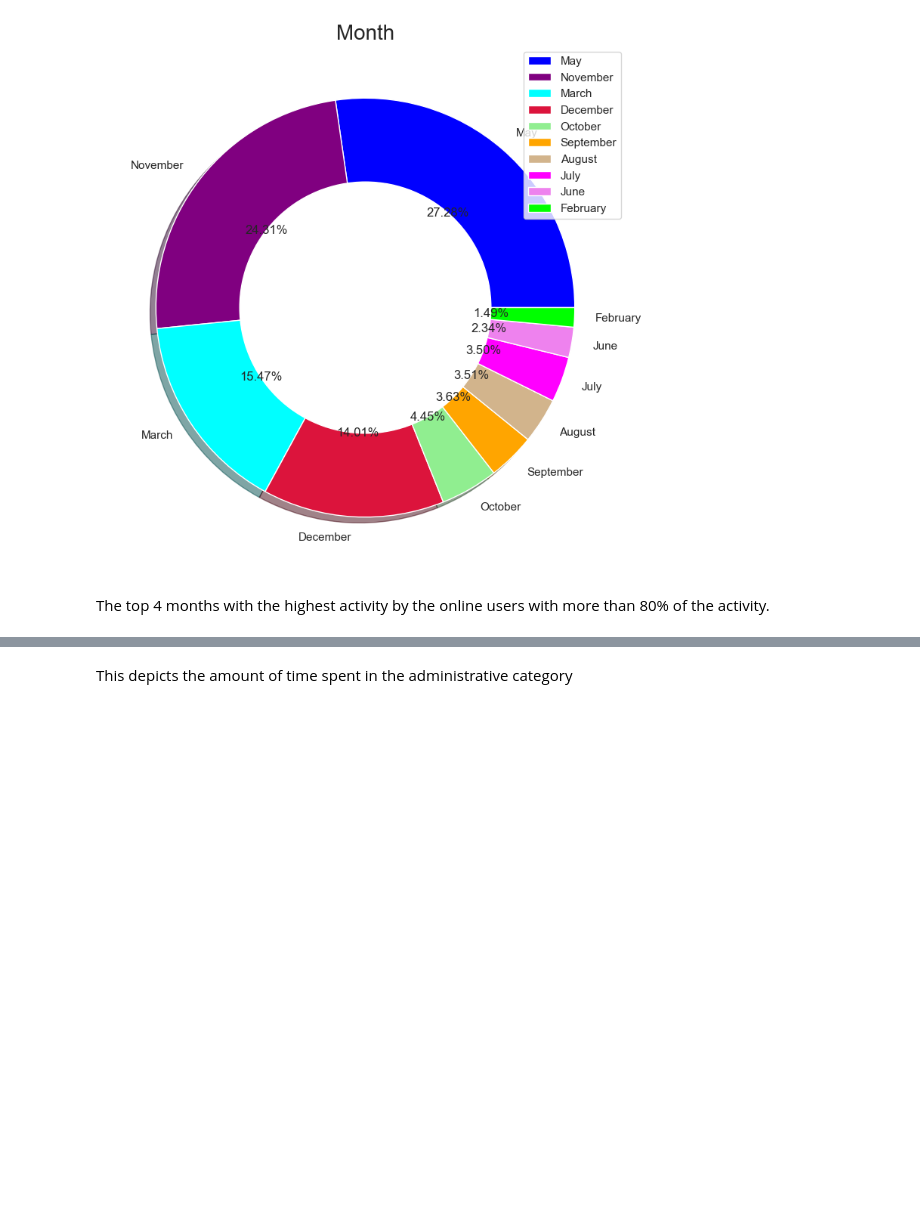
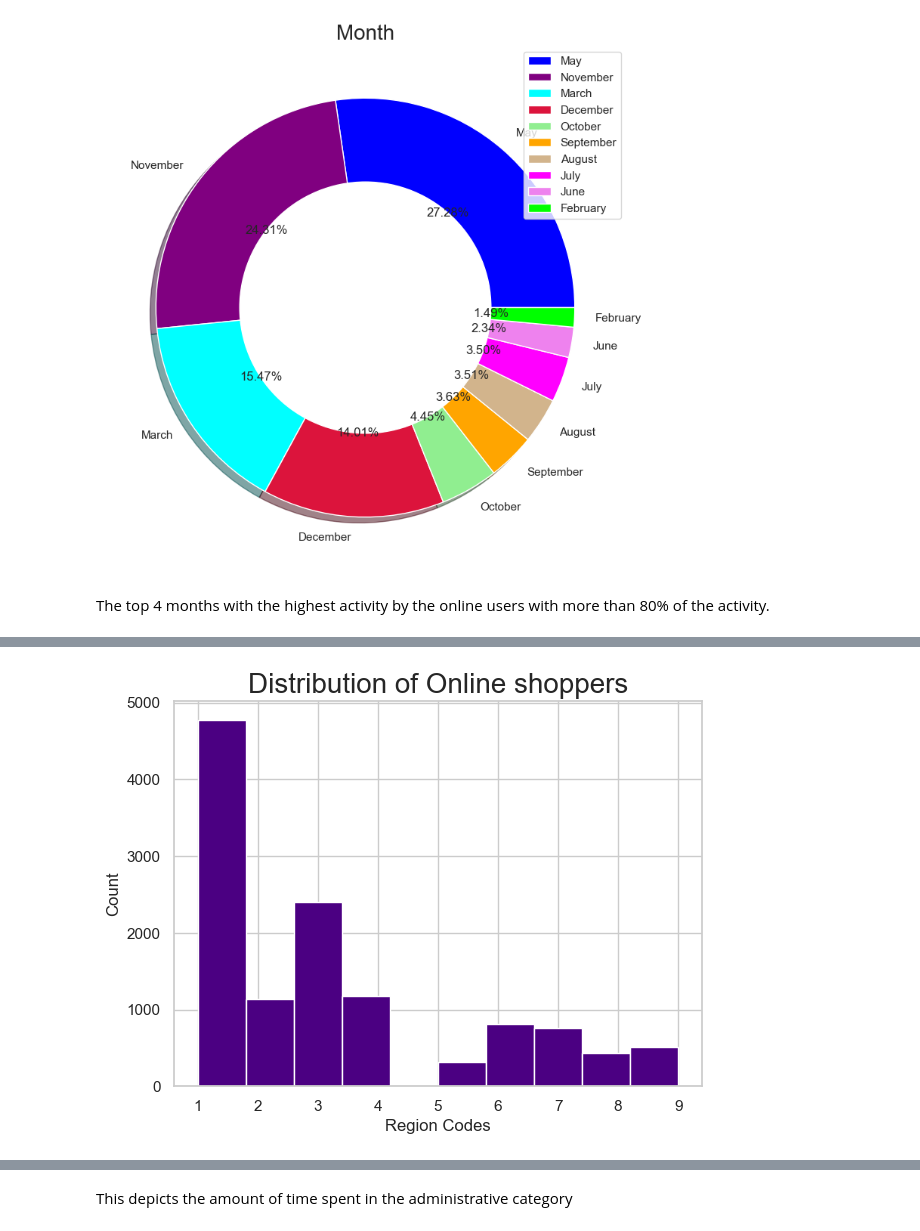
Before and after one commit to ChiiE3/Online-shoppers-intention, a Jupyter notebook: Online Shoppers Intention.ipynb, the cells around one changed output, grey strips where cells are left out. Cells and saved outputs as stored; diff of their text form; code cells hidden in the pictures; blank space fills up the shorter version.

```diff
--- a/Online Shoppers Intention.ipynb
+++ b/Online Shoppers Intention.ipynb
@@ -357,0 +444,13 @@ The top 4 months with the highest activity by the online users with more than 80
+# %%
+# visualizing the distribution of the users around the Region
+plt.rcParams['figure.figsize'] = (15, 5)
+
+plt.subplot(1, 2, 1)
+plt.hist(data['Region'], color = 'indigo')
+plt.title('Distribution of Online shoppers', fontsize = 20)
+plt.xlabel('Region Codes', fontsize = 12)
+plt.ylabel('Count', fontsize = 12)
+
+plt.show()
+# %% [output]
+[figure, added]
```
Also changed, not shown: parts of 15 cells of this notebook.
